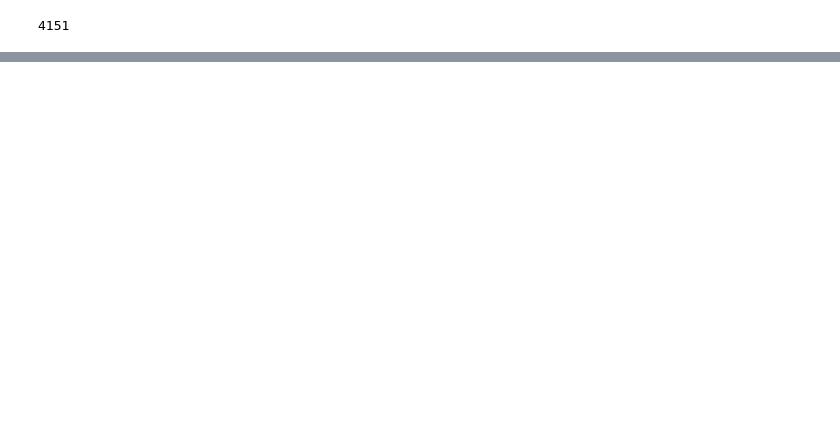
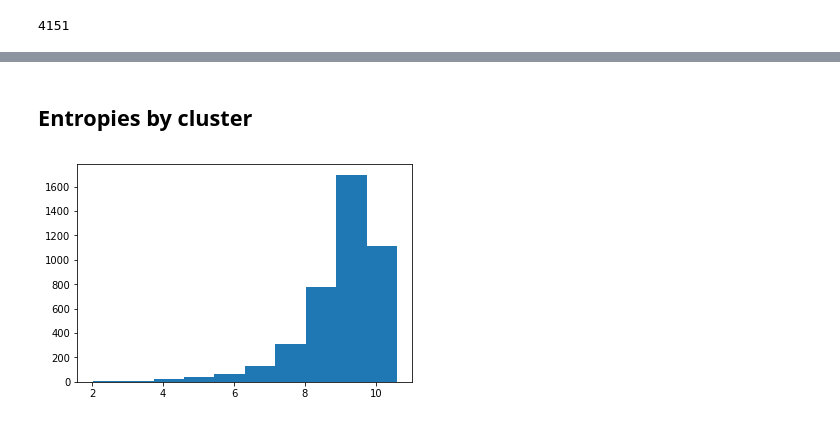
Before and after one commit to DataBiosphere/dos-gdc-lambda, a Jupyter notebook: gdc-analyze-htseq.ipynb, the cells around one changed output, grey strips where cells are left out. Saved outputs shown, nothing was run; the diff lists cells and outputs as text; code cells hidden in the pictures; blank space fills up the shorter version.

```diff
--- a/gdc-analyze-htseq.ipynb
+++ b/gdc-analyze-htseq.ipynb
@@ -313,0 +337,7 @@ plt.show()
+# %% [markdown]
+## Entropies by cluster
+# %%
+plt.hist([se(np.array(x)) for x in matrix])
+plt.show()
+# %% [output]
+[figure, added]
```
Also changed, not shown: parts of 30 cells of this notebook.
